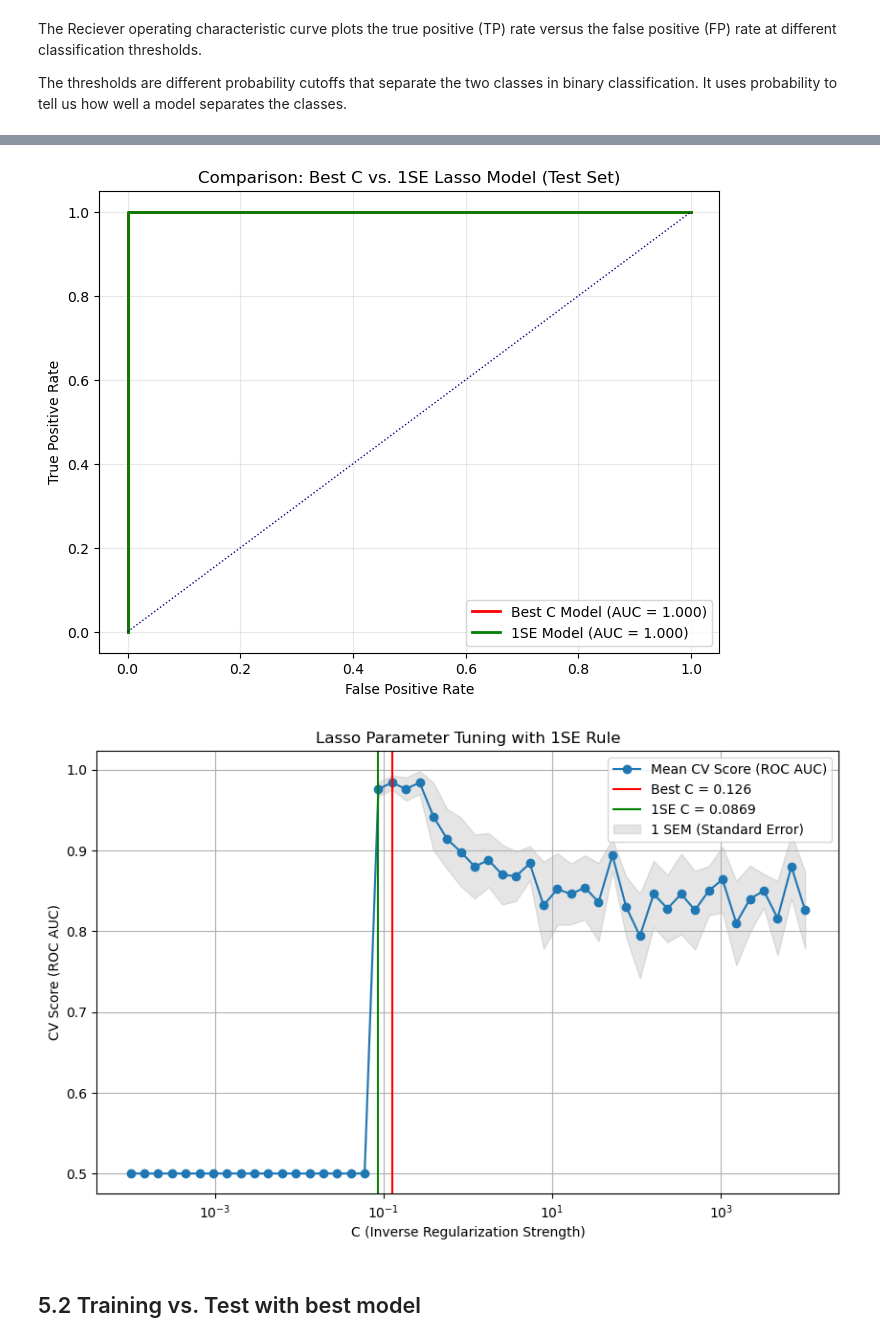
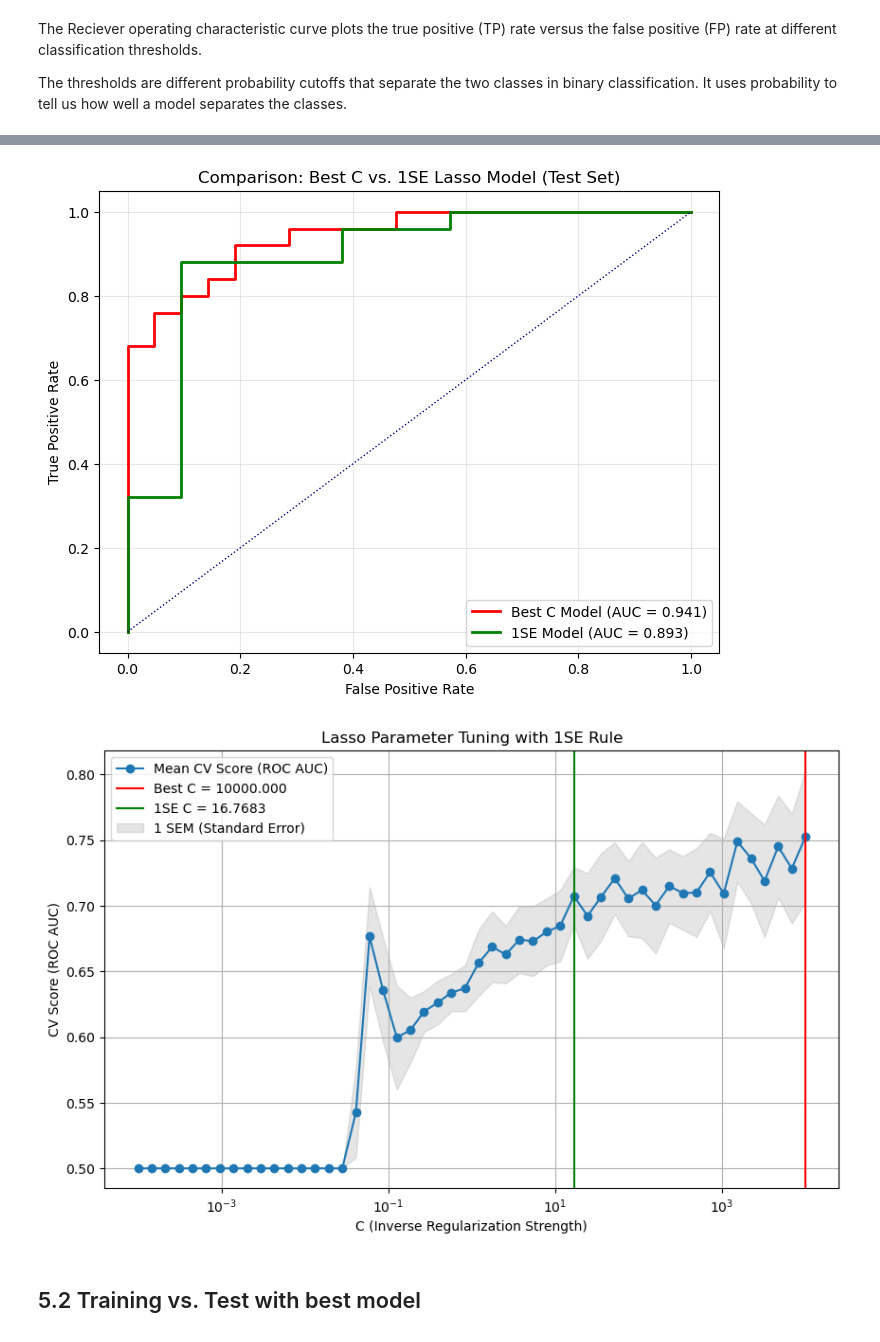
Before and after one commit to LabMedDHM/lotta_frag, a Jupyter notebook: 04_lasso_modeling.ipynb, the cells around one changed output, grey strips where cells are left out. Drawn from its saved outputs; the diff is of its cells as text; code cells hidden in the pictures.

Commit message:
Altered metrics combination calculation by adding cascade

```diff
--- a/04_lasso_modeling.ipynb
+++ b/04_lasso_modeling.ipynb
@@ -157,7 +200,7 @@ def run_lasso_for_metrics(df, clinical_df, metrics, pipeline):
 # %%
 df["bin_id"] = df["chrom"] + "_" + df["start"].astype(str)
 
-'''metrics = [
+metrics = [
     "mean",
     "median",
     "stdev",
@@ -177,12 +220,37 @@ print(pd.DataFrame(metrics_results).columns)
 print(metrics_results[0].keys())
 
 metrics_results = pd.DataFrame(metrics_results).sort_values("roc_auc", ascending=False)
-metrics_results.to_csv("/labmed/workspace/lotta/finaletoolkit/dataframes_notebooklasso_metrics_results.csv", index=False)
+metrics_results.to_csv("/labmed/workspace/lotta/finaletoolkit/dataframes_for_ba/lasso_metrics_results.csv", index=False)
 
-print("10 Best metric combinations:")
-print(metrics_results.head(10))
 
-best_metrics = metrics_results.iloc[0]['metrics']
-print("Best metrics:", best_metrics)'''
-metrics_results = ['mean']
-best_metrics = metrics_results
+'''"metrics": metrics,
+        "n_metrics": len(metrics),
+        "n_features": X.shape[1],
+        "n_selected_features_best": int(np.sum(lasso_cv.coef_[0] != 0)),
+        "n_features_simple": int(stable_features),
+        "simple_stability_ratio":simple_stability_ratio,
+        "n_stable": n_stable,
+        "stability_ratio": stability_ratio,
+        "cv_auc": np.mean([e['auc'] for e in cv_results]),
+        "test_auc": test_auc,
+        "best_C": lasso_model.C_[0] if 'lasso_model' in locals() else lasso_cv.C_[0]'''
+
+filtered = metrics_results[
+    (metrics_results["cv_auc"] > 0.75) &
+    (metrics_results["test_auc"] > 0.82) &
+    (metrics_results["pars_stability_ratio"] > 0.20),
+    (metrics_results["simple_stability_ratio"] > 0.20)
+]
+
+if not filtered.empty:
+    # Of the robust ones, take the simplest (fewest features in 1SE model)
+    best_res = filtered.sort_values("n_features_simple", ascending=True).iloc[0]
+    print("Best robust combination found:")
+    display(best_res)
+    best_metrics = best_res['metrics']
+else:
+    print("No combination met ALL robustness criteria (>20% Ratio). Falling back to highest CV AUC.")
+    best_res = metrics_results.sort_values("cv_auc", ascending=False).iloc[0]
+    best_metrics = best_res['metrics']
+
+print("\n>>> SELECTED BEST METRICS:", best_metrics)
@@ -293,7 +366,7 @@ stable_lasso = LogisticRegression(
 )
 
 stable_pipeline = Pipeline([
-    ('imputer', SimpleImputer(strategy='median')),
+    #('imputer', SimpleImputer(strategy='median')),
     ('scaler', StandardScaler()),
     ('model', stable_lasso)
 ])
@@ -368,5 +441,5 @@ c_1se (parsimonious): 0.086851 (Threshold: 0.9752)
-[figure, old version]
+[figure, new version]
-[figure, old version]
+[figure, new version]
 # %% [markdown]
 ## 5.2 Training vs. Test with best model
 # %%
```
Also changed, not shown: parts of 17 cells of this notebook.
